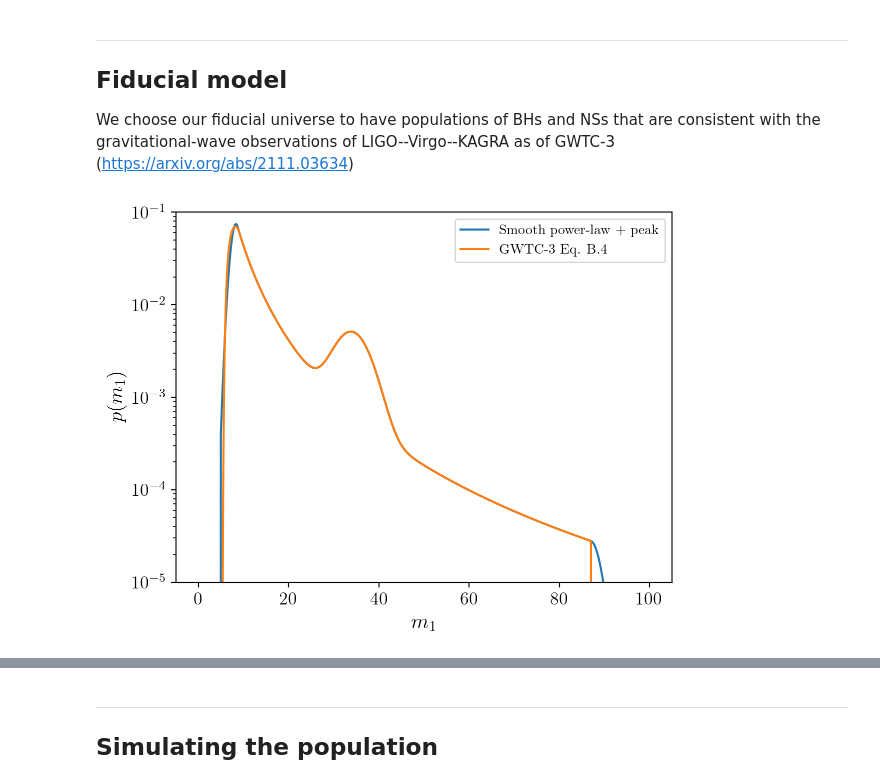
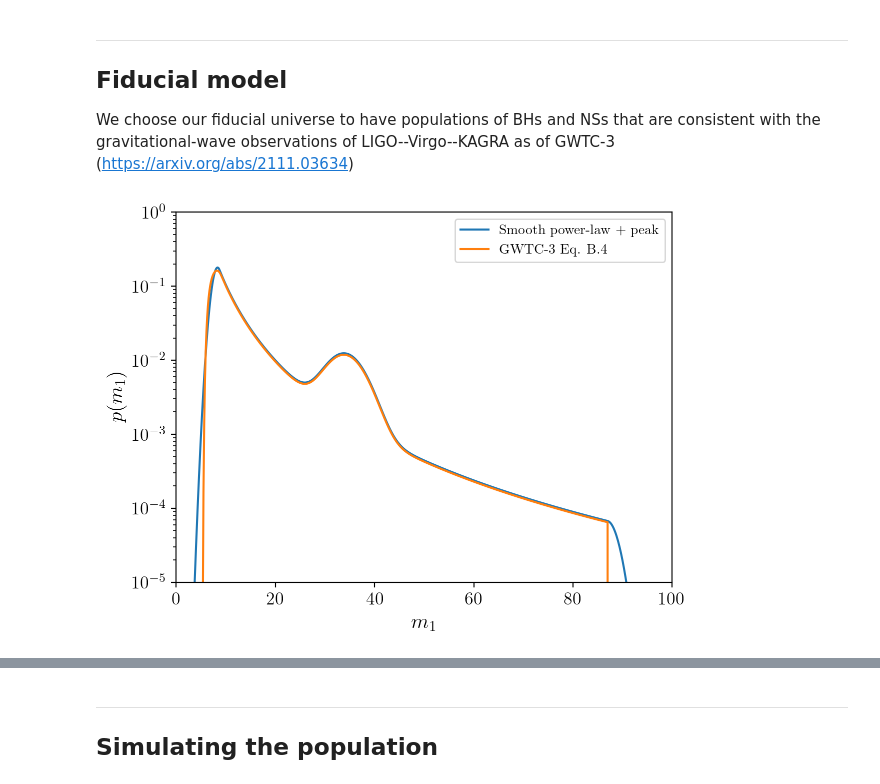
Before and after one commit to ezquiaga/spectral_sirens, a Jupyter notebook: examples/mock_population.ipynb, the cells around one changed output, grey strips where cells are left out. Drawn from its saved outputs; the diff is of its cells as text; code cells hidden in the pictures.

```diff
--- a/examples/mock_population.ipynb
+++ b/examples/mock_population.ipynb
@@ -47,26 +47,29 @@ We choose our fiducial universe to have populations of BHs and NSs that are cons
 from fiducial_universe_gwtc3 import *
 model_name = 'powerlaw_peak_smooth_alpha_%s_sig_%s_mu_%s_fpeak_%s_mmin_pl_%s_mmax_pl_%s_mmin_filt_%s_mmax_filt_%s_dmmin_%s_dmmax_%s '%(alpha_fid, sig_m1_fid, mu_m1_fid, f_peak_fid, mmin_pl_fid, mmax_pl_fid, mMin_filter_fid,mMax_filter_fid,dmMin_filter_fid,dmMax_filter_fid)
 # %%
-ms = np.linspace(0.1, 100, 1000)
+ms = np.linspace(0.1, 150, 1000)
 pm = gwpop.powerlaw_peak_smooth(ms,mmin_pl_fid,mmax_pl_fid,alpha_fid,sig_m1_fid,mu_m1_fid,f_peak_fid,mMin_filter_fid,mMax_filter_fid,dmMin_filter_fid,dmMax_filter_fid)
+pm = pm/np.trapz(pm,ms)
 
 mmin_fid = 5.
 mmax_fid = 87.
 alpha_fid = -3.4
 f_peak_fid = 0.04
 mu_peak_fid = 34.
 sig_peak_fid = 3.6
 deltaM_fid = 4.8
 pm_gwtc3 = gwpop.powerlaw_peak_gwtc3(ms, mmin_fid, mmax_fid, alpha_fid, sig_peak_fid, mu_peak_fid, f_peak_fid, deltaM_fid)
+pm_gwtc3 = pm_gwtc3/np.trapz(pm_gwtc3,ms)
 
 plt.plot(ms, pm,label='Smooth power-law + peak')
 plt.plot(ms, pm_gwtc3,label='GWTC-3 Eq. B.4')
 plt.xlabel(r'$m_1$',fontsize=fontSz)
 plt.ylabel(r'$p(m_1)$',fontsize=fontSz)
 plt.tick_params(axis='both', which='major', labelsize=fontsz)
 plt.yscale('log')
-plt.ylim(1e-5,1e-1)
+plt.ylim(1e-5,1e0)
+plt.xlim(0,100)
 plt.legend()
 plt.show()
 # %% [output]
-[figure, old version]
+[figure, new version]
```
Also changed, not shown: parts of 1 cell of this notebook.
